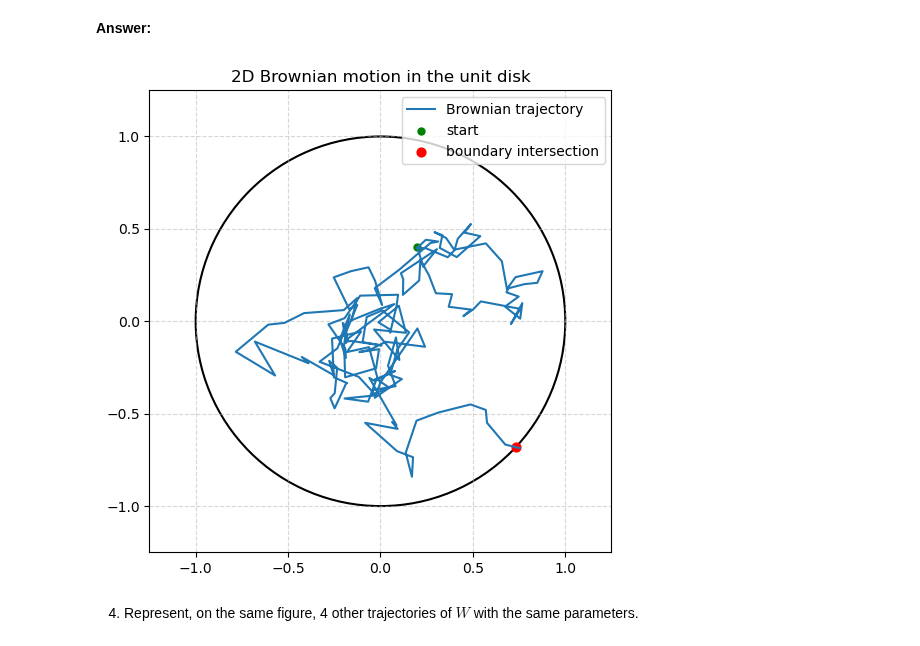
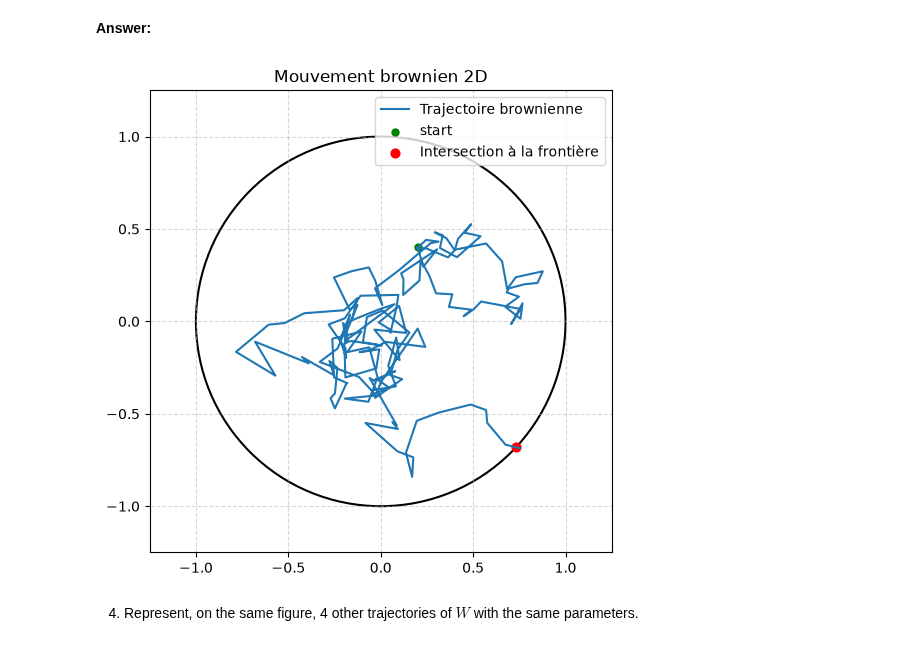
Before and after one commit to valentin-sgl/python_sdia, a Jupyter notebook: Labs/Lab3/lab3.ipynb, the cells around one changed output. Saved outputs shown, nothing was run; the diff lists cells and outputs as text; code cells hidden in the pictures.

```diff
--- a/Labs/Lab3/lab3.ipynb
+++ b/Labs/Lab3/lab3.ipynb
@@ -158,38 +239,38 @@ print(W_star)
 # %%
 import matplotlib.pyplot as plt
 
 rng = np.random.default_rng(42)
 
 x0 = np.array([0.2, 0.4])
 step = 1e-2
 niter = 1000
 
-W, W_star = brownian_motion(niter, x0, step, rng)
+W, W_lim = brownian_motionv2(niter, x0, step, rng)
 
 fig, ax = plt.subplots(figsize=(6, 6))
 
-# Unit circle
+# Cercle unitaire
 circle = plt.Circle((0, 0), 1, fill=False, color='black', linewidth=1.5)
 ax.add_artist(circle)
 
-# Trajectory
-ax.plot(W[:, 0], W[:, 1], color='tab:blue', linewidth=1.5, label='Brownian trajectory')
+# Trajectoire
+ax.plot(W[:, 0], W[:, 1], color='tab:blue', linewidth=1.5, label='Trajectoire brownienne')
 
-# Starting point and crossing point if it exists
+# Point de départ et point à la frontière s'il existe
 ax.scatter(x0[0], x0[1], color='green', s=25, label='start')
-if W_star is not None:
-    ax.scatter(W_star[0], W_star[1], color='red', s=40, label='boundary intersection')
+if W_lim is not None:
+    ax.scatter(W_lim[0], W_lim[1], color='red', s=40, label='Intersection à la frontière')
 
 ax.set_xlim(-1.25, 1.25)
 ax.set_ylim(-1.25, 1.25)
 ax.set_aspect('equal')
 ax.grid(True, linestyle='--', alpha=0.5)
 ax.legend()
-ax.set_title('2D Brownian motion in the unit disk')
+ax.set_title('Mouvement brownien 2D')
 
 plt.show()
 # %% [output]
-[figure, old version]
+[figure, new version]
 # %% [markdown]
 4. Represent, on the same figure, 4 other trajectories of $W$ with the same parameters.
 # %% [markdown]
```
Also changed, not shown: parts of 13 cells of this notebook, 1 other file.
